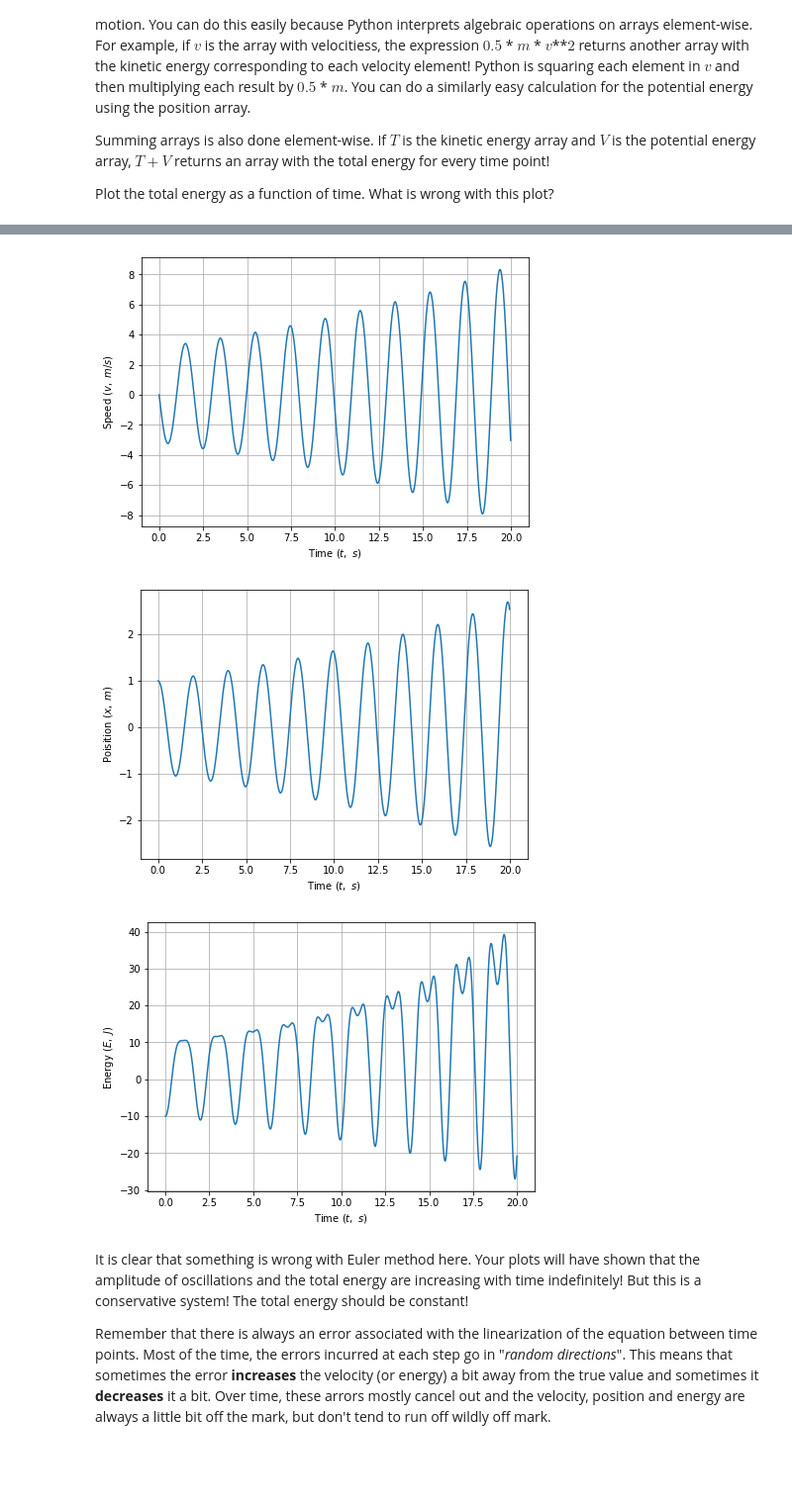
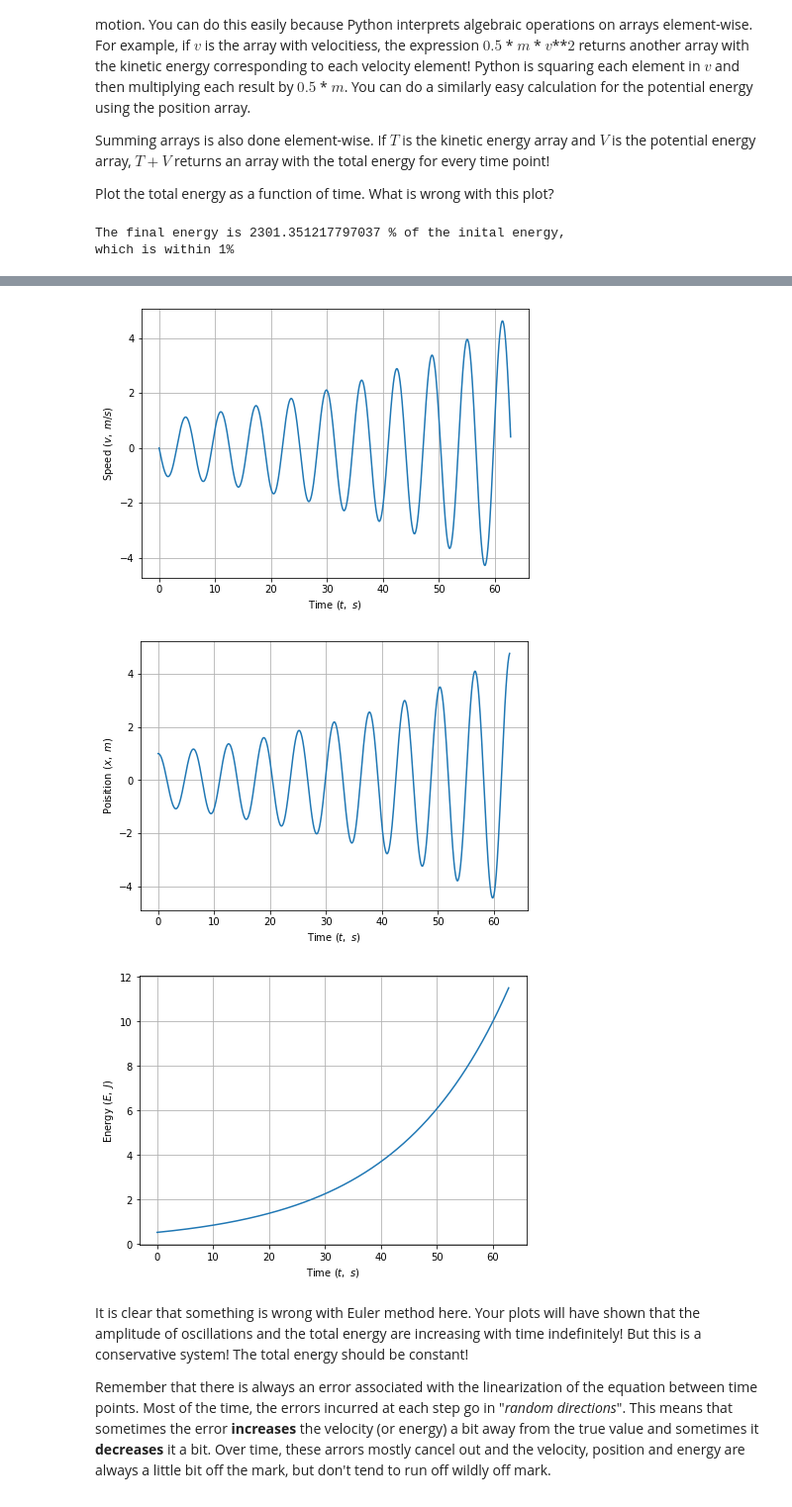
Before and after one commit to Youngposeidon/computational-mechanics-delivery, a Jupyter notebook: project2.ipynb, the cells around one changed output, grey strips where cells are left out. Shown at 99% size. Saved outputs shown, nothing was run; the diff lists cells and outputs as text; code cells hidden in the pictures; blank space fills up the shorter version.

```diff
--- a/project2.ipynb
+++ b/project2.ipynb
@@ -48,15 +48,19 @@ Summing arrays is also done element-wise. If $T$ is the kinetic energy array and
 
 Plot the total energy as a function of time. What is wrong with this plot?
 # %%
+# RK2 Method integration of the SHO here.
+
 # Euler Method integration of the SHO here!
 
-k = 10
-m = 1
-tf = 20
-dt = 0.01
-x0 = 1
-v0 = 0
+k = 1 # spring constant in N/m
+m = 1 # mass in kg
+w0 = np.sqrt(k/m) # calculate angluar frequency
+tf = 10*2*np.pi/w0 # run for 10 periods
+dt = 0.05
+x0 = 1 # inital position in m
+v0 = 0 # inital velocity in m/s
 
+# initalize arrays and set inital values
 t = np.arange(0,tf,dt)
 a = np.zeros(len(t))
 v = np.zeros(len(t))
@@ -66,7 +70,7 @@ x[0] = x0
 
 # Euler method loop
 for i in range(0, len(t)-1):
-    a[i] = - k*x[i]/m
+    a[i] = - k/m * x[i]
     v[i+1] = v[i] + dt * a[i]
     x[i+1] = x[i] + dt * v[i]
 
@@ -79,4 +83,12 @@ PhysPlot.plot(t, a, r"Time ($t,$ $s$)", r"Acceleration ($a,$ $m/s^2$)")
 PhysPlot.plot(t, v, r"Time ($t,$ $s$)", r"Speed ($v,$ $m/s$)")
 PhysPlot.plot(t, x, r"Time ($t,$ $s$)", r"Poisition ($x,$ $m$)")
 PhysPlot.plot(t, E, r"Time ($t,$ $s$)", r"Energy ($E,$ $J$)")
+
+print("The final energy is", E[len(t) - 1]/E[0]*100, "% of the inital energy,")
+if(99 < E[len(t) - 1]/E[0]*100 < 101):
+    print("which is not within 1%")
+else:
+    print("which is within 1%")
 # %% [output]
+The final energy is 2301.351217797037 % of the inital energy,
+which is within 1%
@@ -84,6 +96,6 @@ PhysPlot.plot(t, E, r"Time ($t,$ $s$)", r"Energy ($E,$ $J$)")
-[figure, old version]
+[figure, new version]
-[figure, old version]
+[figure, new version]
-[figure, old version]
+[figure, new version]
 # %% [markdown]
 It is clear that something is wrong with Euler method here. Your plots will have shown that the amplitude of oscillations and the total energy are increasing with time indefinitely! But this is a conservative system! The total energy should be constant!
 
```
Also changed, not shown: parts of 2 cells of this notebook.
